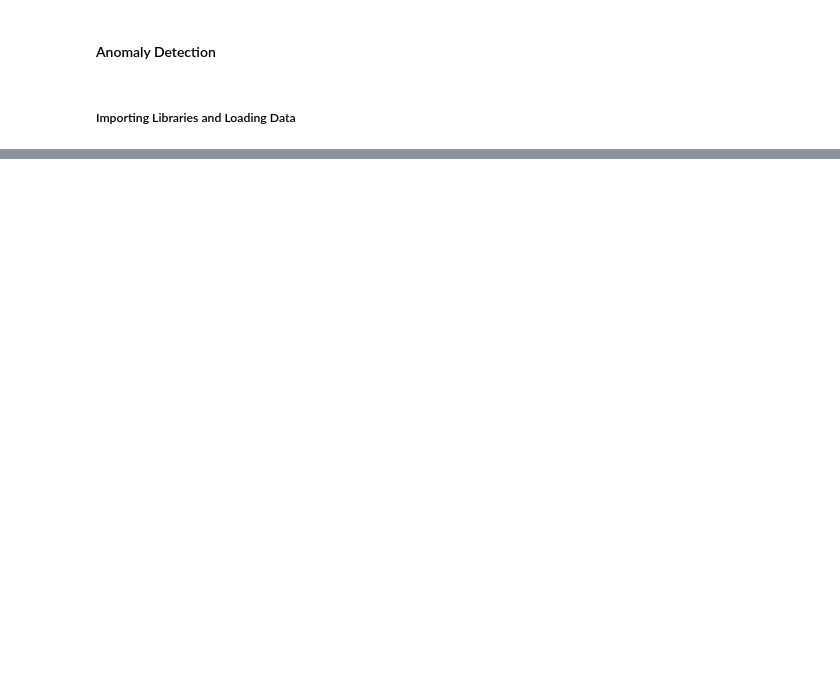
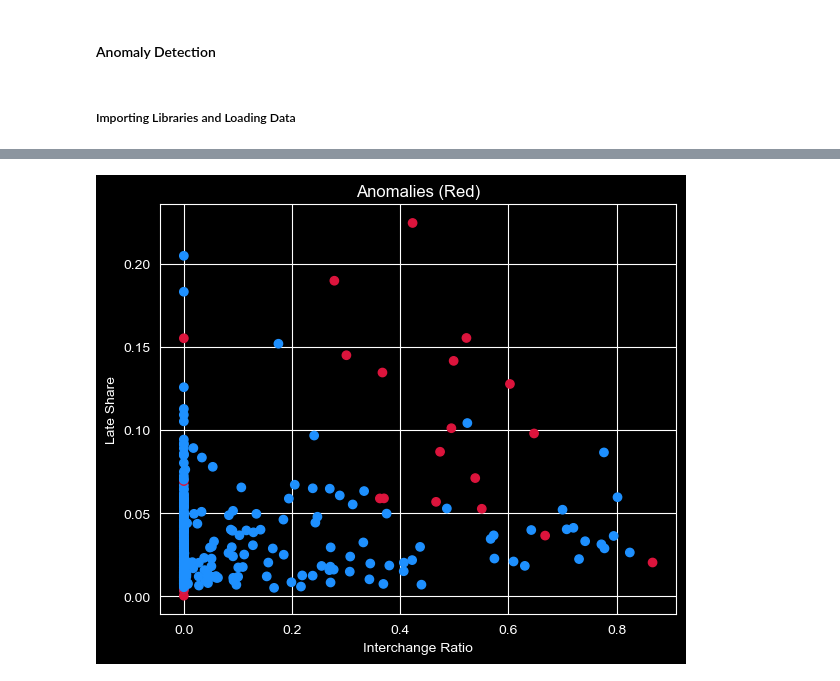
Before and after one commit to samaddmirzaa/london-transit-archetypes, a Jupyter notebook: notebooks/06_anomaly_detection.ipynb, the cells around one changed output, grey strips where cells are left out. Drawn from its saved outputs; the diff is of its cells as text; code cells hidden in the pictures; blank space fills up the shorter version.

```diff
--- a/notebooks/06_anomaly_detection.ipynb
+++ b/notebooks/06_anomaly_detection.ipynb
@@ -19,0 +24,7 @@ long = pd.read_parquet(processed_dir/'station_time.parquet')
+# %%
+iso = IsolationForest(contamination=0.05, random_state=69)
+# %%
+# -1 = Anomaly, 1 = Normal
+
+features['anomaly'] = iso.fit_predict(X)
+features['anomaly_score'] = iso.decision_function(X)
@@ -19,0 +39,3 @@ long = pd.read_parquet(processed_dir/'station_time.parquet')
+# %%
+db = DBSCAN(eps=1.5, min_samples=5).fit_predict(X)
+features['dbscan_noise'] = (db == -1)
@@ -19,0 +81,14 @@ long = pd.read_parquet(processed_dir/'station_time.parquet')
+# %%
+colors = features['anomaly'].map({1:'dodgerblue', -1:'crimson'})
+# %%
+plt.figure(figsize=(6,5))
+plt.scatter(features['interchange_ratio'], features['late_share'], c=colors)
+plt.xlabel('Interchange Ratio')
+plt.ylabel('Late Share')
+plt.title('Anomalies (Red)')
+
+plt.tight_layout()
+plt.savefig(figures_dir/'anomaly_1.png', dpi=120)
+plt.show()
+# %% [output]
+[figure, added]
```
Also changed, not shown: parts of 13 cells of this notebook, 4 other files.
